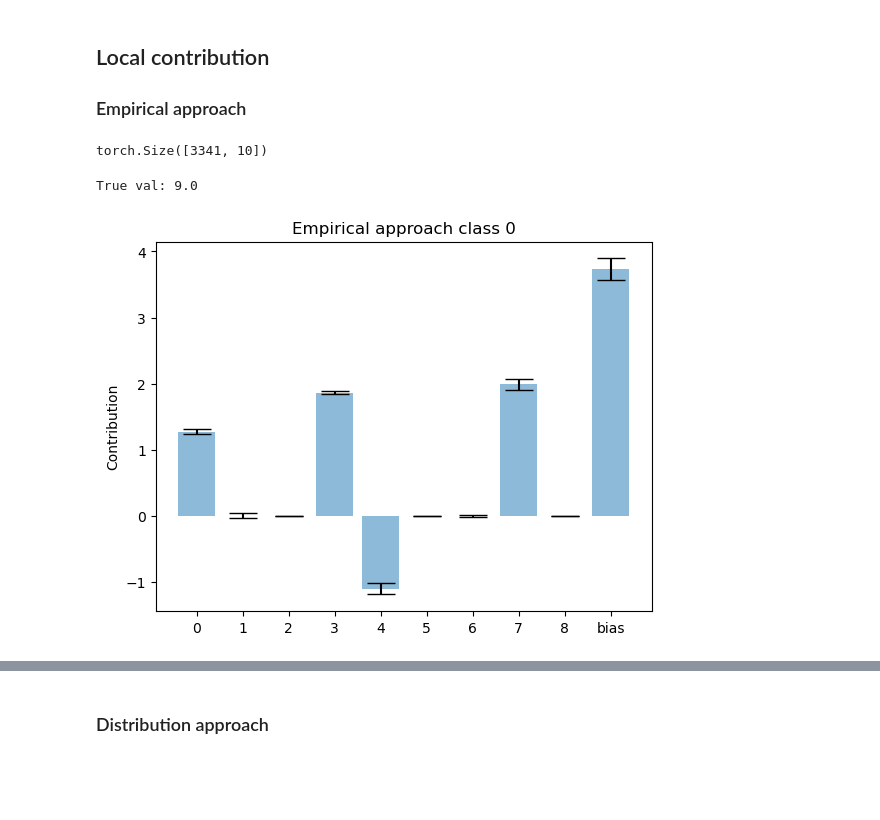
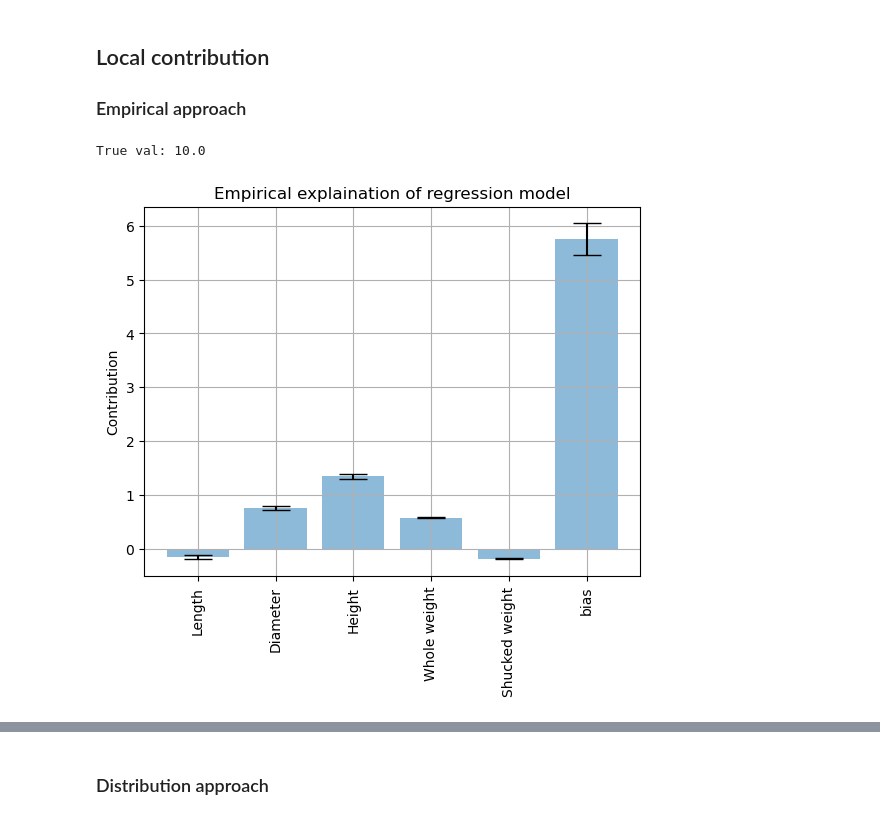
Before and after one commit to eirihoyh/ISLBBNN, a Jupyter notebook: examples/abalone/lrt.ipynb, the cells around one changed output, grey strips where cells are left out. Saved outputs shown, nothing was run; the diff lists cells and outputs as text; code cells hidden in the pictures; blank space fills up the shorter version.

Commit message:
local explain plots linear prob and abalone

```diff
--- a/examples/abalone/lrt.ipynb
+++ b/examples/abalone/lrt.ipynb
@@ -49,6 +50,7 @@ SAMPLES = 1
 df = pd.read_csv("abalone.csv")
 df = pd.get_dummies(df, drop_first=True)*1
 #df = df.drop(["Sex"])
+variable_names = list(df.loc[:,df.columns != "Rings"].columns)
 X_original = df.loc[:,df.columns != "Rings"].values
 y_original = df.loc[:,df.columns == "Rings"].values.T[0]
 n, p = X_original.shape  # need this to get p
@@ -291,14 +293,10 @@ pf.run_path_graph_weight(net, save_path="path_graphs/lrt/weight/temp_relu", show
 ## Local contribution
 
 ### Empirical approach
-# %%
-train_dat.shape
-# %% [output]
-torch.Size([3341, 10])
 # %%
-explain_this = train_dat[3000,:-1].reshape(-1, p)
-print(f"True val: {train_dat[3000,-1]}")
-pf.plot_local_contribution_empirical(net, explain_this, sample=True, median=True, n_samples=1_000)
+explain_this = train_dat[3001,:-1].reshape(-1, p)
+print(f"True val: {train_dat[3001,-1]}")
+pf.plot_local_contribution_empirical(net, explain_this, sample=True, median=True, n_samples=10_000,class_names=["regression model"], variable_names=variable_names)
 # %% [output]
-True val: 9.0
+True val: 10.0
-[figure, old version]
+[figure, new version]
```
Also changed, not shown: parts of 10 cells of this notebook, 14 other files.
